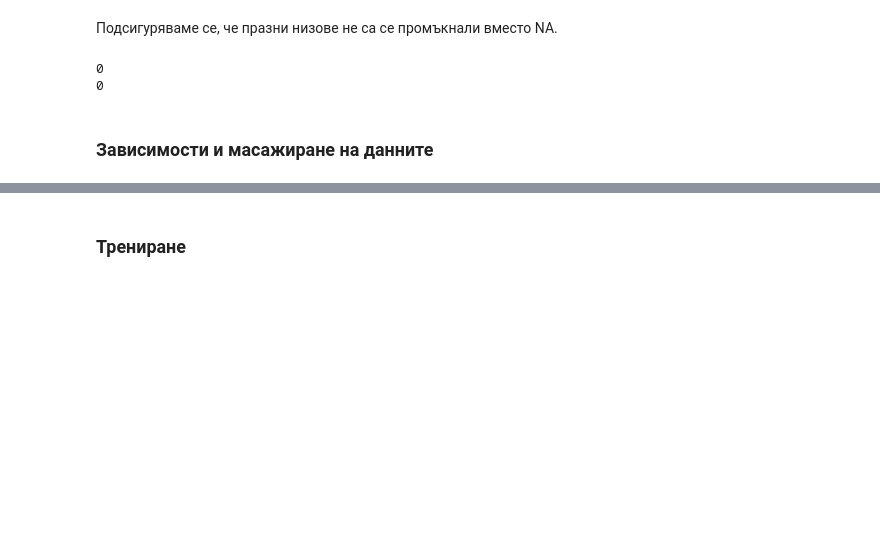
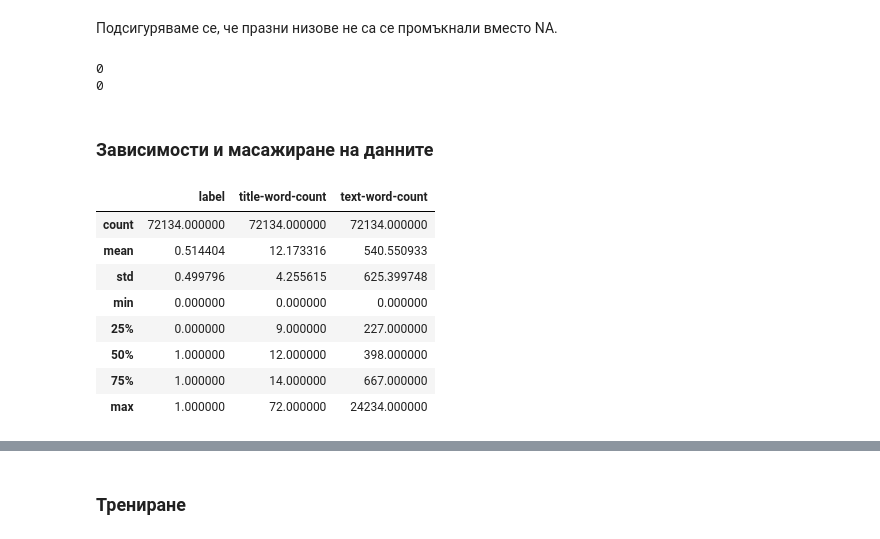
Before and after one commit to kirilyotov/ML-Fake_News, a Jupyter notebook: fake-news.ipynb, the cells around one changed output, grey strips where cells are left out. Cells and saved outputs as stored; diff of their text form; code cells hidden in the pictures; blank space fills up the shorter version.

```diff
--- a/fake-news.ipynb
+++ b/fake-news.ipynb
@@ -113,3 +124,20 @@ print(len(data[data['text'] == '']))
 0
 # %% [markdown]
 ### Зависимости и масажиране на данните
+# %%
+counted = data.copy()
+counted['title'].fillna('', inplace = True)
+counted['text'].fillna('', inplace = True)
+counted['title-word-count'] = counted['title'].apply(lambda x: len(x.split()))
+counted['text-word-count'] = counted['text'].apply(lambda x: len(x.split()))
+counted.describe()
+# %% [output]
+|  | label | title-word-count | text-word-count |
+| count | 72134.000000 | 72134.000000 | 72134.000000 |
+| mean | 0.514404 | 12.173316 | 540.550933 |
+| std | 0.499796 | 4.255615 | 625.399748 |
+| min | 0.000000 | 0.000000 | 0.000000 |
+| 25% | 0.000000 | 9.000000 | 227.000000 |
+| 50% | 1.000000 | 12.000000 | 398.000000 |
+| 75% | 1.000000 | 14.000000 | 667.000000 |
+| max | 1.000000 | 72.000000 | 24234.000000 |
```
Also changed, not shown: parts of 6 cells of this notebook.
